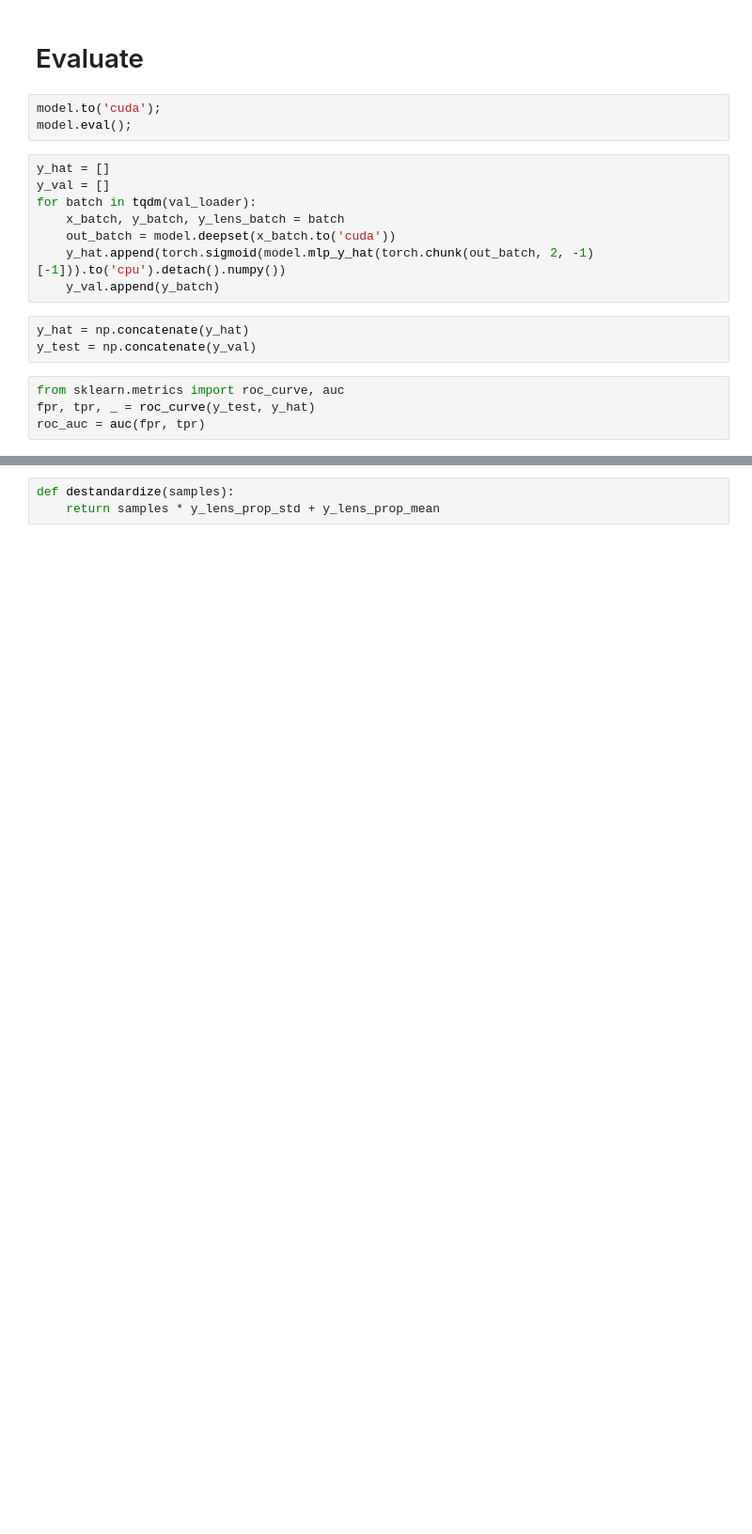
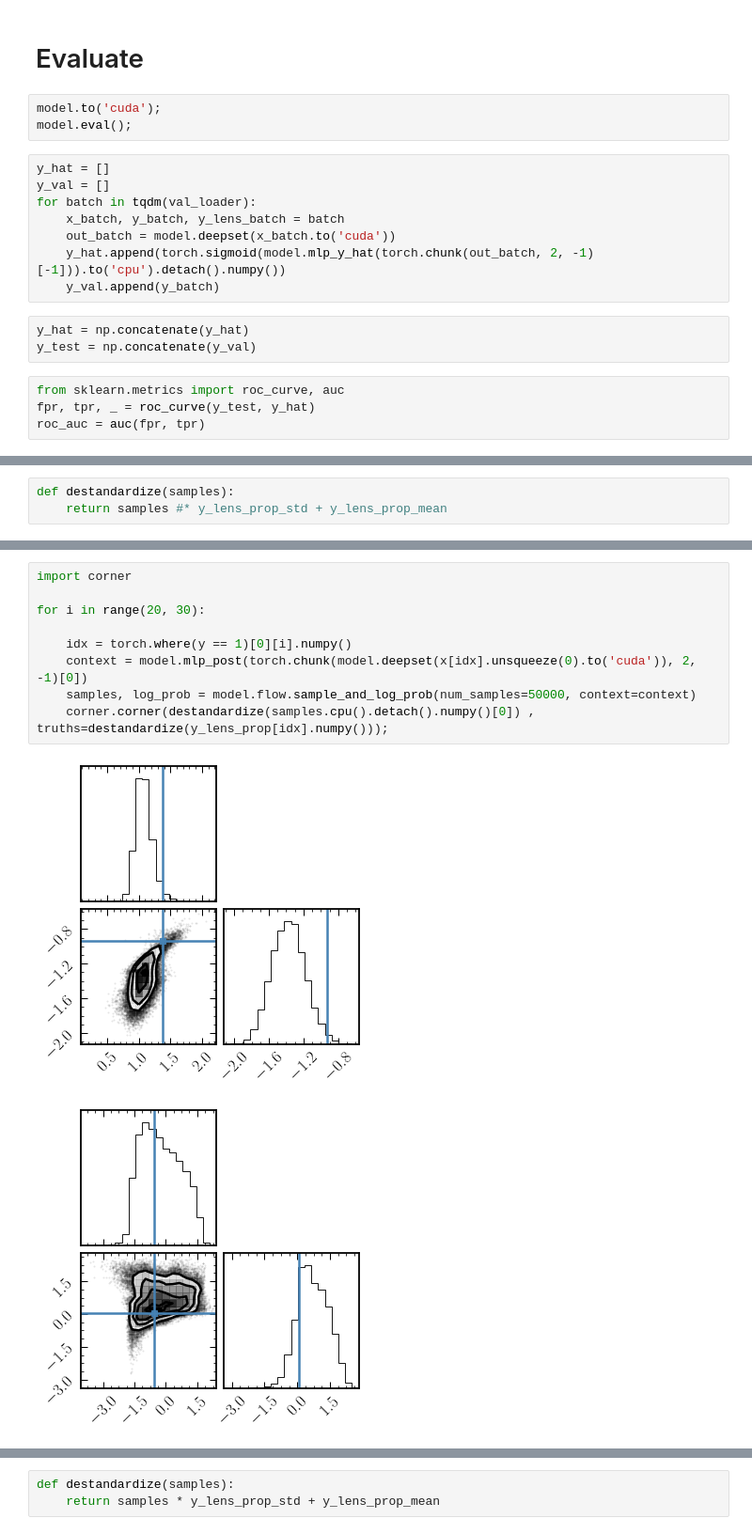
Before and after one commit to gridgway/Astrometric_TSeries_ML, a Jupyter notebook: notebooks/deep_set_lstm.ipynb, the cells around one changed output, grey strips where cells are left out. Shown at 94% size. Saved outputs shown, nothing was run; the diff lists cells and outputs as text; blank space fills up the shorter version.

```diff
--- a/notebooks/deep_set_lstm.ipynb
+++ b/notebooks/deep_set_lstm.ipynb
@@ -623,0 +612,3 @@ plt.show()
+# %%
+def destandardize(samples):
+    return samples #* y_lens_prop_std + y_lens_prop_mean
@@ -623,0 +636,12 @@ plt.show()
+# %%
+import corner
+
+for i in range(20, 30):
+
+    idx = torch.where(y == 1)[0][i].numpy()
+    context = model.mlp_post(torch.chunk(model.deepset(x[idx].unsqueeze(0).to('cuda')), 2, -1)[0])
+    samples, log_prob = model.flow.sample_and_log_prob(num_samples=50000, context=context)
+    corner.corner(destandardize(samples.cpu().detach().numpy()[0]) , truths=destandardize(y_lens_prop[idx].numpy()));
+# %% [output]
+[figure, added]
+[figure, added]
```
Also changed, not shown: parts of 39 cells of this notebook, 2 other files.
